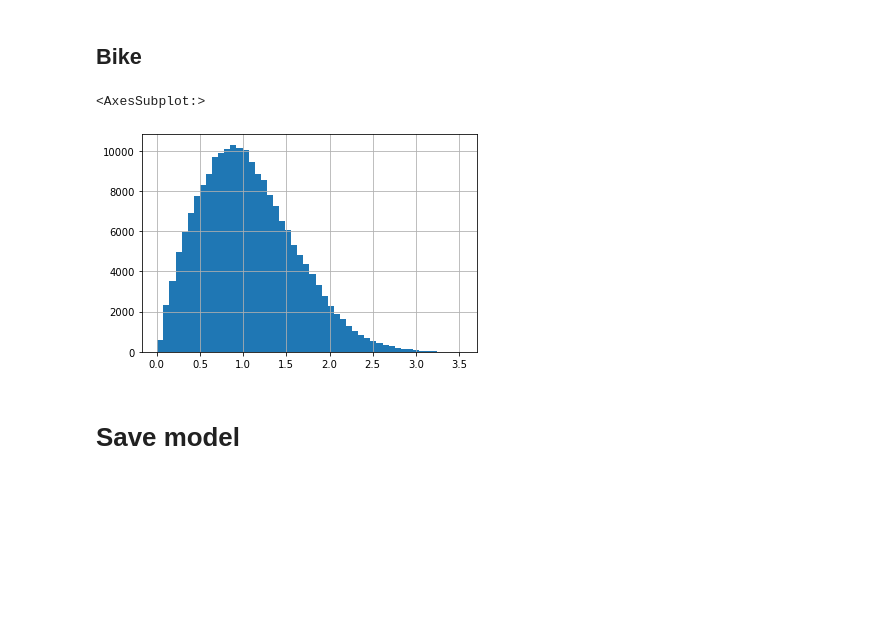
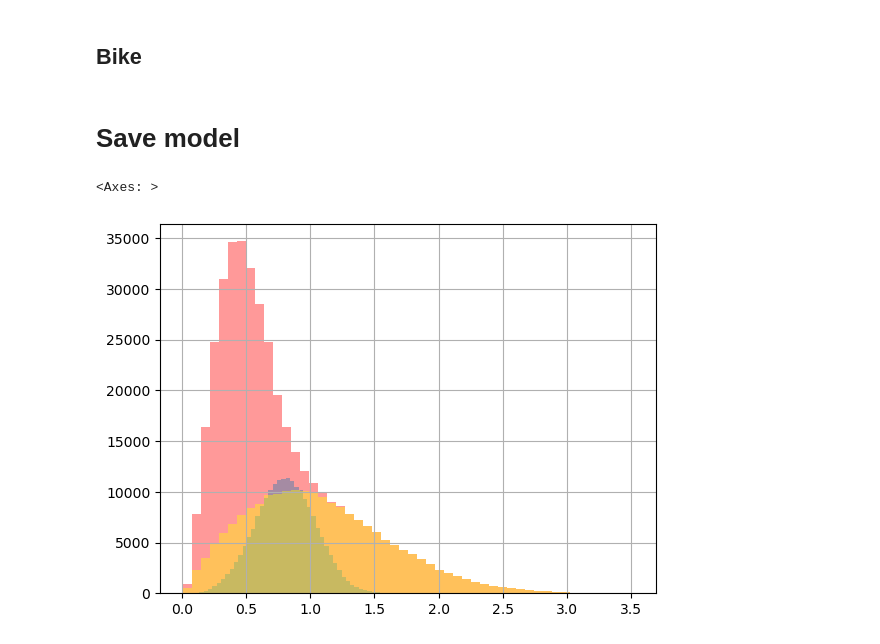
Before and after one commit to marlinarnz/quetzal_berlin, a Jupyter notebook: notebooks/04_OD-LoS-stack.ipynb, the cells around one changed output. Cells and saved outputs as stored; diff of their text form; code cells hidden in the pictures; blank space fills up the shorter version.

Commit message:
updated to new quetzal version and estimated mode choice model

```diff
--- a/notebooks/04_OD-LoS-stack.ipynb
+++ b/notebooks/04_OD-LoS-stack.ipynb
@@ -116,9 +115,6 @@ print(allHighwayTypes)
 ['secondary', 'tertiary', 'residential', 'primary', 'primary_link', 'motorway_link', 'motorway', 'unclassified', 'secondary_link', 'living_street', 'trunk', 'tertiary_link', 'trunk_link', 'road', 'raz ...
 # %%
 # Correct speed limits
-sm.road_links['maxspeed'] = sm.road_links['maxspeed'].apply(
-    lambda speed: int(speed[0]) if isinstance(speed, list)
-    else (int(speed) if isinstance(speed, str) and not speed in ['walk'] else np.nan))
 for highway_type in allHighwayTypes:
     mask = sm.road_links['highway']==highway_type
     if len(sm.road_links.loc[mask]) > 1:
@@ -178,4 +166,13 @@ sm.zones.sample(1)
 # %% [markdown]
 ## Road pathfinder
+# %%
+# Make sure zones are properly indexed
+if not str(sm.zones.index[0]).startswith('zone_'):
+    sm.zones.index = ['zone_'+str(i) for i in sm.zones.index]
+# %%
+# Reindex road links
+sm.road_links.index = ['rl_'+str(i) for i in sm.road_links.index]
+# Drop duplicated links
+sm.road_links = sm.road_links.drop_duplicates(subset=['a', 'b'])
 # %%
 # Simple road pathfinder
@@ -281,14 +271,16 @@ sm.bike_los = sm.car_los.copy()
 sm.bike_los['route_type'] = 'bike'
 sm.bike_los['route_types'] = [('bike',) for i in sm.bike_los.index]
 sm.bike_los['time'] = sm.bike_los['length'] / bike_speed
-# %%
-# biking time in hours
-(sm.bike_los['time'] / 3600).hist(bins=50)
-# %% [output]
-<AxesSubplot:>
-[figure, removed]
 # %% [markdown]
 # Save model
+# %%
+# mode time in hours
+(sm.bike_los['time'] / 3600).hist(bins=50, color='yellow', alpha=.4,
+                                  ax=(sm.pt_los['time'] / 3600).hist(bins=50, alpha=.4,
+                                                                     ax=(sm.car_los['time']/3600).hist(bins=50, color='red', alpha=.4)))
+# %% [output]
+<Axes: >
+[figure, added]
 # %%
 # Merge bicycle with car table
 sm.car_los = pd.concat([sm.car_los, sm.bike_los])
```
Also changed, not shown: parts of 16 cells of this notebook, 10 other files.
